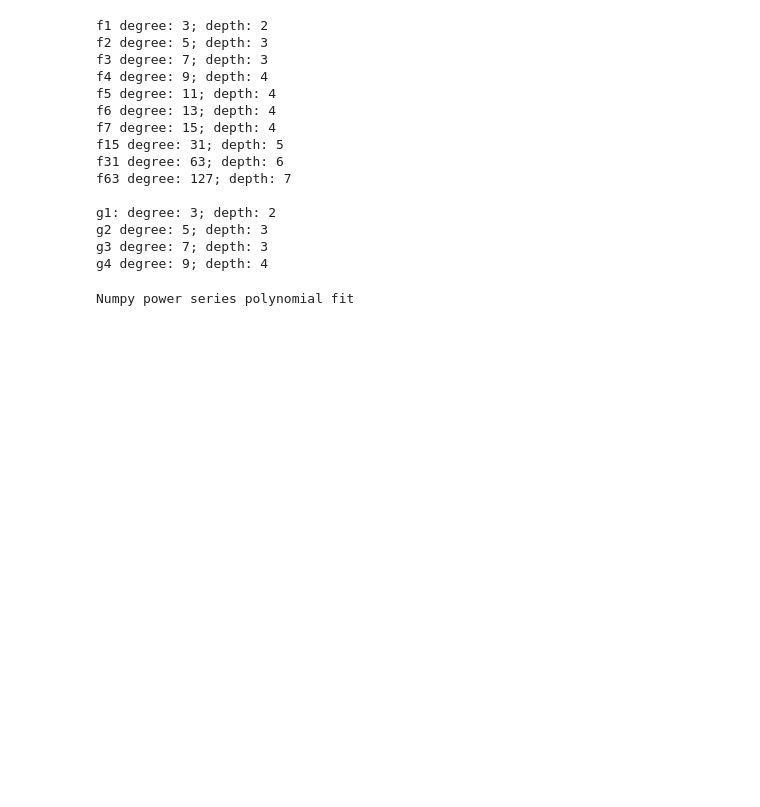
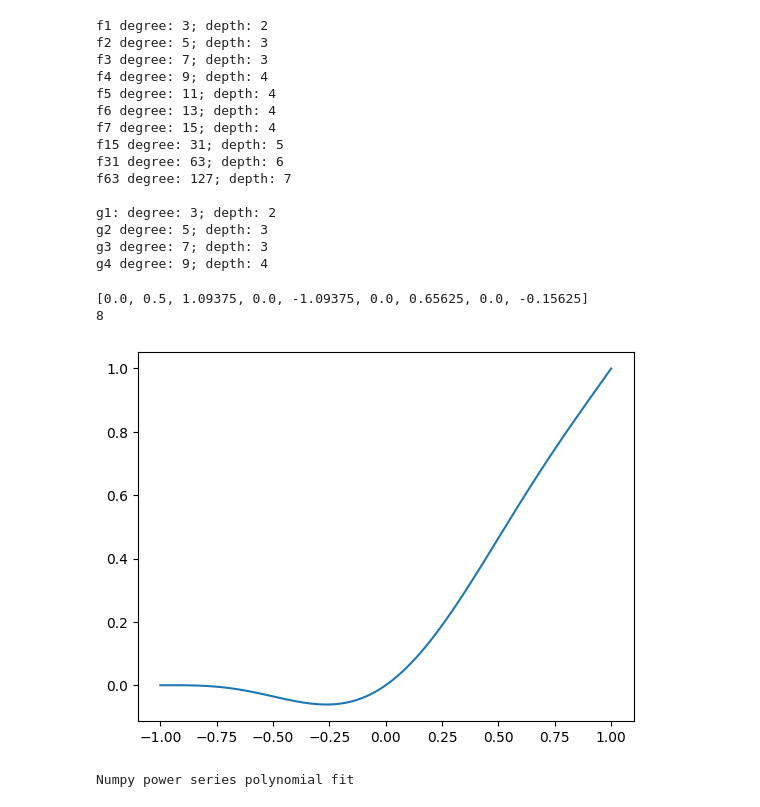
Before and after one commit to jkav77/fhenom, a Jupyter notebook: notebooks/relu.ipynb, the cells around one changed output. Saved outputs shown, nothing was run; the diff lists cells and outputs as text; code cells hidden in the pictures; blank space fills up the shorter version.

```diff
--- a/notebooks/relu.ipynb
+++ b/notebooks/relu.ipynb
@@ -64,6 +64,20 @@ g1: degree: 3; depth: 2
 g2 degree: 5; depth: 3
 g3 degree: 7; depth: 3
 g4 degree: 9; depth: 4
+# %%
+x = np.linspace(-1, 1, 16384)
+sign = f3
+relu_pc = P([0, 0.5]) + P([0, 0.5]) * sign
+print(relu.coef.tolist())
+print(relu.degree())
+
+x = np.linspace(-1, 1, 100)
+plt.plot(x, relu(x), label='ReLU')
+plt.show()
+# %% [output]
+[0.0, 0.5, 1.09375, 0.0, -1.09375, 0.0, 0.65625, 0.0, -0.15625]
+8
+[figure, added]
 # %%
 print("Numpy power series polynomial fit")
 x = np.linspace(-1, 1, 1000)
```
Also changed, not shown: parts of 4 cells of this notebook, 9 other files.
